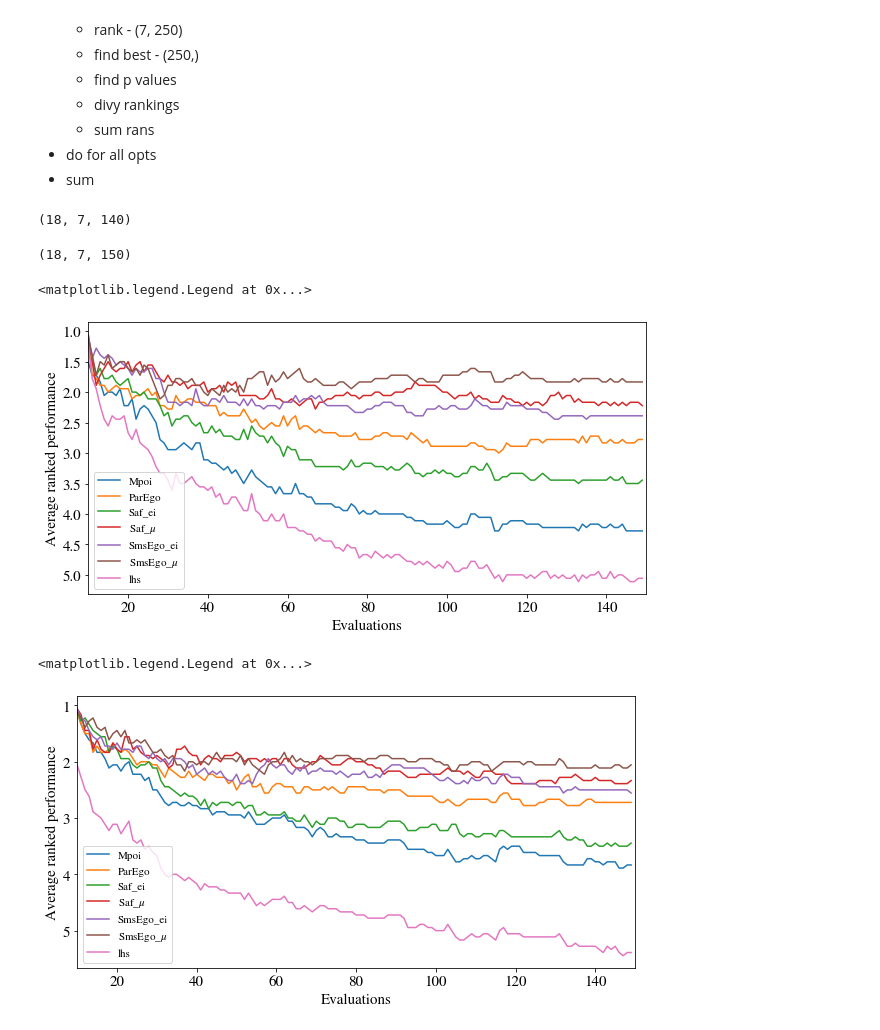
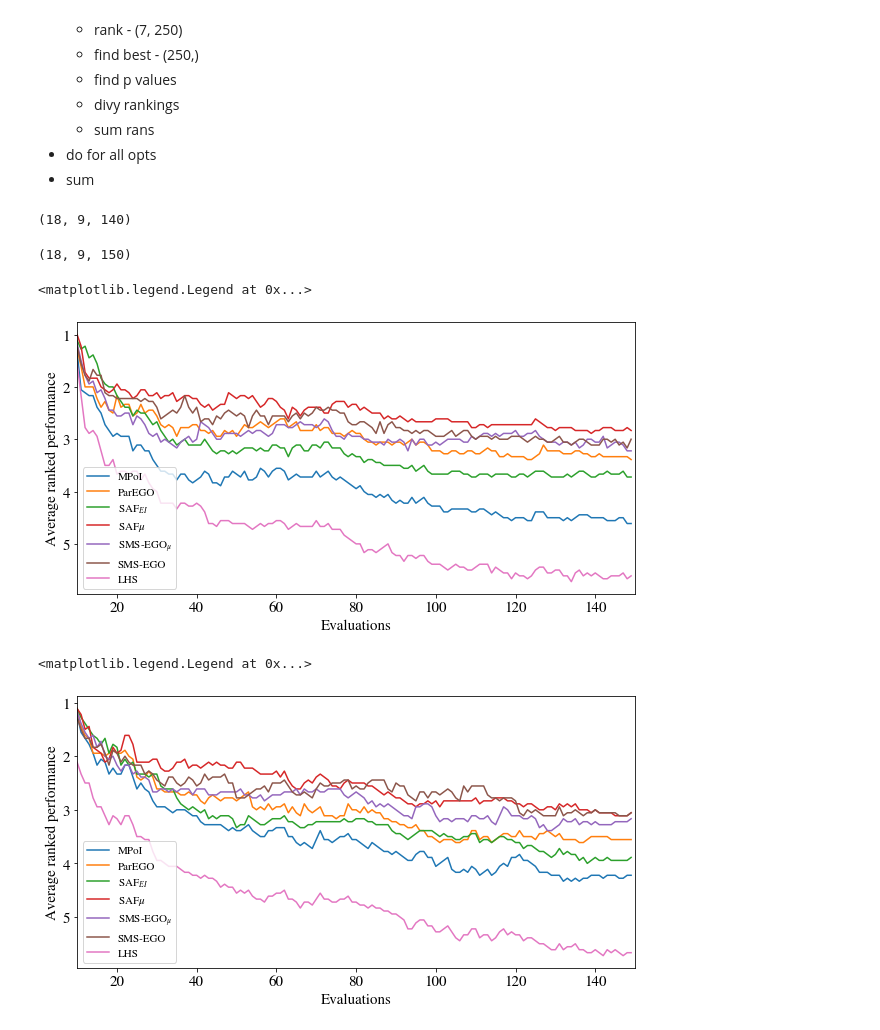
Before and after one commit to FinleyGibson/SAF_EMO, a Jupyter notebook: analytics/results_table/table.ipynb, the cells around one changed output. Drawn from its saved outputs; the diff is of its cells as text; code cells hidden in the pictures.

```diff
--- a/analytics/results_table/table.ipynb
+++ b/analytics/results_table/table.ipynb
@@ -129,5 +147,5 @@ parent_dir = os.path.join(rootpath.detect(), 'experiments/data')
 # %%
-results = {o:{'path':os.path.join(parent_dir, o, 'pkl_data/results_new.pkl')} for o in os.listdir(parent_dir) if o[:3] == 'wfg'}
+results = {o:{'path':os.path.join(parent_dir, o, 'pkl_data/results__newsms.pkl')} for o in sub_dirs if o[:3] == 'wfg'}
 # %%
 for key, result in results.items():
     with open(result['path'], 'rb') as infile:
@@ -155 +153,3 @@ chosen_results = [
+# %%
+chosen_results = sub_dirs
 # %%
@@ -368,7 +335,7 @@ def rank_metrics(metric, minimise=False):
         return np.argsort(meds, axis=0)[::-1].argsort(axis=0), best_inds
 
 def get_equivalence_single(data, minimise=False):
-    assert data.shape == (7, 31)
+    assert data.shape == (9, 31)
     ranks, best = rank_metrics(data, minimise=minimise)
 
     for pairing in range(1, ranks.max()):
@@ -387,35 +354,36 @@ def get_equivalence(data, minimise=False):
         ranks[:,i] = mod_rank
     return ranks
 # %%
-HVS = np.zeros((18, 7, 140))
+HVS = np.zeros((18, 9, 140))
 for i, prob in enumerate(chosen_results):
     hvs = extract_metric(results, prob, 'hypervolume')[:, :,10:150]
     rs = get_equivalence(hvs)
     HVS[i] = rs
 HVS.shape
 # %% [output]
-(18, 7, 140)
+(18, 9, 140)
 # %%
-IGDS = np.zeros((18, 7, 150))
+IGDS = np.zeros((18, 9, 150))
 for i, opt in enumerate(chosen_results):
     igds = extract_metric(results, opt, 'igd+')[:, :,0:150]
     rs = get_equivalence(igds, minimise=True)
     IGDS[i] = rs
 IGDS.shape
 # %% [output]
-(18, 7, 150)
+(18, 9, 150)
 # %%
 ans = HVS.sum(axis=0)
 fig = plt.figure(figsize=[10, 5])
 ax = fig.gca()
 for a , name in zip(ans, results['wfg5_4obj_10dim']['data'].keys()):
-    ax.plot(range(10, len(a)+10), a/18, label=name)
+    if name not in ['SmsEgo_$\\mu$', 'SmsEgo_ei']:
+        ax.plot(range(10, len(a)+10), a/18, label=D_names[name])
 ax.invert_yaxis()
 ax.set_xlim([10,150])
 ax.set_ylabel('Average ranked performance')
 ax.set_xlabel('Evaluations')
 ax.legend()
 # %% [output]
 <matplotlib.legend.Legend at 0x...>
-[figure, old version]
+[figure, new version]
 # %%
@@ -425,7 +393,8 @@ ans = IGDS.sum(axis=0)
 fig = plt.figure(figsize=[10, 5])
 ax = fig.gca()
 for a , name in zip(ans, results['wfg5_4obj_10dim']['data'].keys()):
-    ax.plot(range(10, len(a)), a[10:]/18, label=name)
+    if name not in ['SmsEgo_$\\mu$', 'SmsEgo_ei']:
+        ax.plot(range(10, len(a)), a[10:]/18, label=D_names[name])
 ax.invert_yaxis()
 ax.set_xlim([10,150])
 ax.set_ylabel('Average ranked performance')
@@ -433,5 +402,5 @@ ax.set_xlabel('Evaluations')
 ax.legend()
 # %% [output]
 <matplotlib.legend.Legend at 0x...>
-[figure, old version]
+[figure, new version]
 # %%
```
Also changed, not shown: parts of 22 cells of this notebook, 3 other files.
